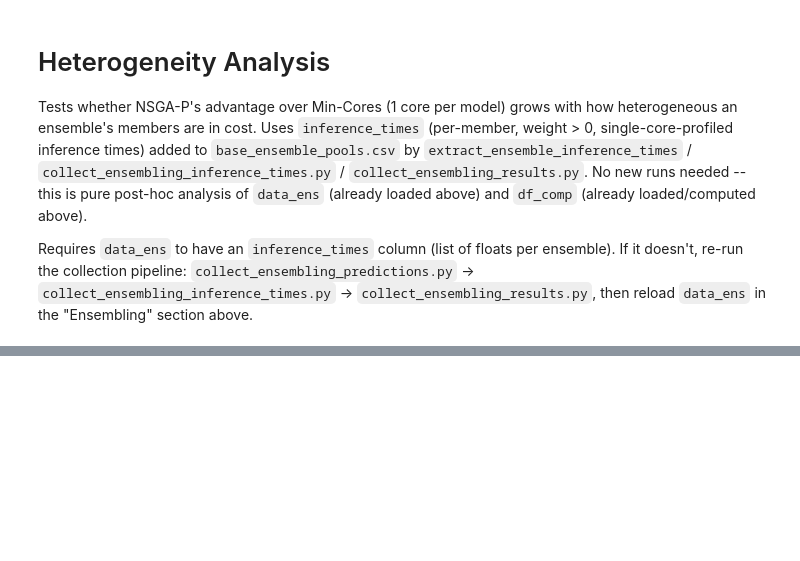
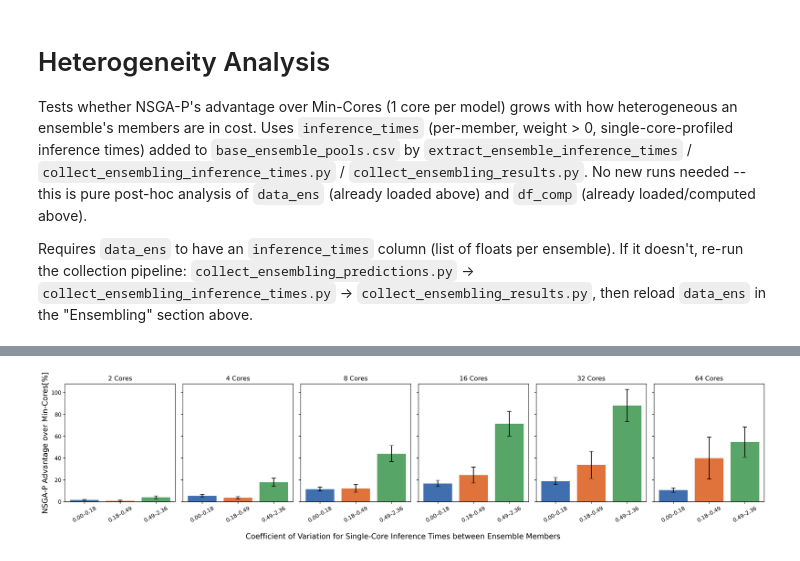
Before and after one commit to NickKocher/efficient_ensemble_inference, a Jupyter notebook: analysis/notebooks/allotment_analysis_heterogeneity.ipynb, the cells around one changed output, grey strips where cells are left out. Cells and saved outputs as stored; diff of their text form; code cells hidden in the pictures; blank space fills up the shorter version.

```diff
--- a/analysis/notebooks/allotment_analysis_heterogeneity.ipynb
+++ b/analysis/notebooks/allotment_analysis_heterogeneity.ipynb
@@ -31,8 +31,8 @@ Navigate to "Load Data for Figure 3 to reproduce"
 # %% [markdown]
 # Ensembling
 # %%
-data_bm = pd.read_csv('/home/kocher/RA-AML/analysis/data/base/base_model_pools.csv', index_col=0)
-data_ens = pd.read_csv('/home/kocher/RA-AML/analysis/data/base/base_ensemble_pools.csv', index_col=0)
+data_bm = pd.read_csv('/home/kocher/RA-AML/analysis/data/base_with_inference/base_model_pools.csv', index_col=0)
+data_ens = pd.read_csv('/home/kocher/RA-AML/analysis/data/base_with_inference/base_ensemble_pools.csv', index_col=0)
 
 data_ens = data_ens[data_ens["filter"].isin(["nd_50_silo", "none"])]
 data_ens = data_ens[data_ens["frequency"] == "boost"]
@@ -324,7 +356,7 @@ METRICS_ORDER = [
 
 N_CORES_LIST = [2,4,8,16,32,64]
 N_CORES_LIST_SUBSET = [2,4,8]
-TASK_IDS.remove(359981)
+TASK_IDS.remove(359970)
 results_parallel_full = np.zeros((len(TASK_IDS), len(SEEDS), len(BMG_METHODS), len(ENSEMBLING_METHODS), len(N_CORES_LIST), len(METRICS_ORDER)))
 results_parallel_nsga2 = np.zeros((len(TASK_IDS), len(SEEDS), len(BMG_METHODS), len(ENSEMBLING_METHODS), len(SCHEDULING_STRATEGIES), len(N_CORES_LIST), len(METRICS_ORDER)))
 results_parallel_min = np.zeros((len(TASK_IDS), len(SEEDS), len(BMG_METHODS), len(ENSEMBLING_METHODS), len(SCHEDULING_STRATEGIES), len(N_CORES_LIST), len(METRICS_ORDER)))
@@ -1200,7 +1262,7 @@ assert "inference_times" in data_ens.columns, (
 if data_ens["inference_times"].dtype == object and isinstance(data_ens["inference_times"].iloc[0], str):
     data_ens["inference_times"] = data_ens["inference_times"].apply(json.loads)
 # %%
-def compute_heterogeneity_index(inference_times, mode="ratio"):
+def compute_heterogeneity_index(inference_times, mode="cv"):
     """H = max/min ("ratio") or coefficient of variation ("cv") of an ensemble's per-member
     (weight > 0) single-core inference times. Undefined (NaN) for ensembles with < 2 members
     or non-positive times."""
@@ -1307,38 +1387,44 @@ gap_df.head()
 # %%
 def plot_heterogeneity_gap_by_tertile(gap_df, n_cores_list=(2, 4, 8, 16, 32, 64), save_path=None):
     """Bar plot: mean NSGA-P advantage over Min-Cores (inference-time reduction gap), binned into
-    tertiles of heterogeneity index H, one panel per core budget."""
+    tertiles of heterogeneity index H, one panel per core budget. Bar labels show the actual H
+    cutting points for that panel's tertiles rather than "Low/Mid/High"."""
     fig, axes = plt.subplots(1, len(n_cores_list), figsize=(3.2 * len(n_cores_list), 4.5), sharey=True, dpi=DPI)
 
     for ax, n_cores in zip(axes, n_cores_list):
         sub = gap_df[gap_df["n_cores"] == n_cores].dropna(subset=["heterogeneity_index", "gap"])
         if len(sub) < 3:
             ax.set_title(f"{n_cores} Cores\n(n={len(sub)})")
             continue
         sub = sub.copy()
         try:
-            sub["H_tertile"] = pd.qcut(sub["heterogeneity_index"], 3, labels=["Low H", "Mid H", "High H"], duplicates="drop")
+            sub["H_tertile"], bin_edges = pd.qcut(sub["heterogeneity_index"], 3, retbins=True, duplicates="drop")
         except ValueError:
-            ax.set_title(f"{n_cores} Cores\n(not enough distinct H)")
+            ax.set_title(f"{n_cores} Cores\n(not enough distinct H)",fontsize=10)
             continue
+
+        labels = [f"{bin_edges[i]:.2f}\u2013{bin_edges[i + 1]:.2f}" for i in range(len(bin_edges) - 1)]
+        sub["H_tertile"] = sub["H_tertile"].cat.rename_categories(labels)
 
         means = sub.groupby("H_tertile", observed=True)["gap"].mean() * 100
         sems = sub.groupby("H_tertile", observed=True)["gap"].sem() * 100
 
         ax.bar(means.index.astype(str), means.values, yerr=sems.values,
                color=COLOR_LIST[:len(means)], capsize=4)
         ax.axhline(0, color="black", linestyle="--", linewidth=1)
-        ax.set_title(f"{n_cores} Cores  (n={len(sub)})")
-        ax.set_xlabel("Heterogeneity Tertile")
-        ax.tick_params(axis="x", rotation=20)
+        ax.set_title(f"{n_cores} Cores")
 
-    axes[0].set_ylabel("NSGA-P Advantage over Min-Cores\n(Inference Time Reduction Gap) [%]")
+        ax.tick_params(axis="x", rotation=30)
+    fig.supxlabel("Coefficient of Variation for Single-Core Inference Times between Ensemble Members",fontsize=14)
+    axes[0].set_ylabel("NSGA-P Advantage over Min-Cores[%]",fontsize=14)
     plt.tight_layout()
     if save_path is not None:
         plt.savefig(save_path, dpi=DPI, bbox_inches="tight")
     else:
         plt.show()
 
 
-plot_heterogeneity_gap_by_tertile(gap_df, save_path="./figures/parallel/heterogeneity_gap_tertiles.pdf")
+plot_heterogeneity_gap_by_tertile(gap_df, save_path="/home/kocher/RA-AML/analysis/notebooks/figures/parallel/heterogeneity_gap_tertiles.pdf")
+# %% [output]
+[figure, added]
 # %%
```
Also changed, not shown: parts of 14 cells of this notebook, 14 other files.
